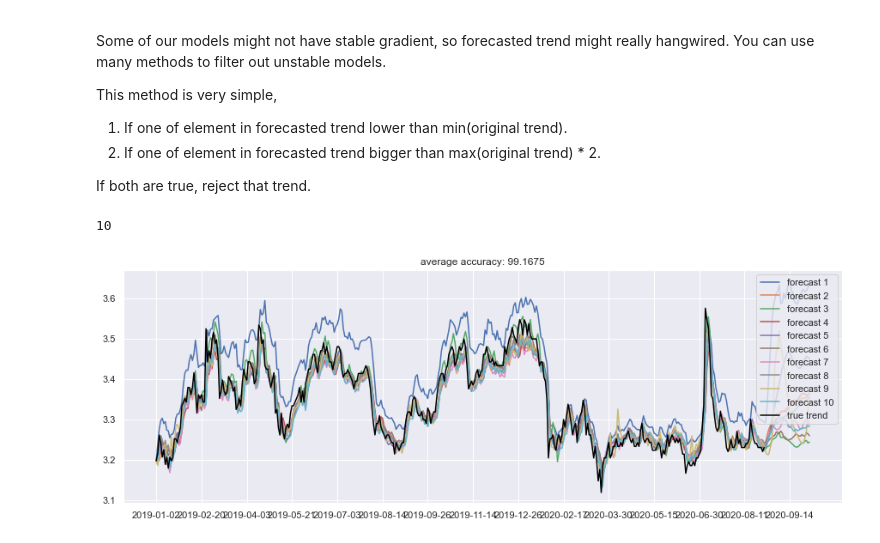
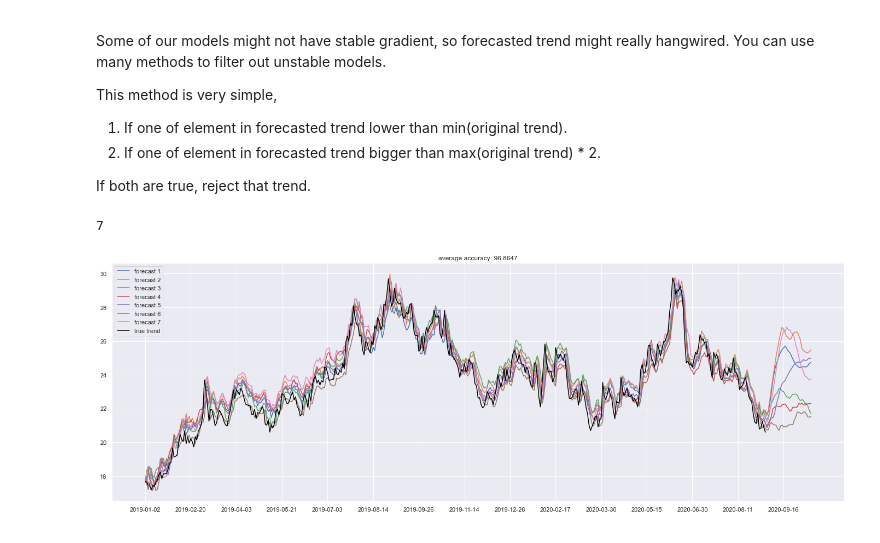
Before and after one commit to lizf1898/Stock-Prediction-Models, a Jupyter notebook: deep-learning/how-to-forecast.ipynb, the cells around one changed output. Cells and saved outputs as stored; diff of their text form; code cells hidden in the pictures.

```diff
--- a/deep-learning/how-to-forecast.ipynb
+++ b/deep-learning/how-to-forecast.ipynb
@@ -18,7 +18,7 @@ sns.set()
 tf.compat.v1.random.set_random_seed(1234)
 tf.compat.v1.disable_eager_execution()
 # %%
-df = pd.read_csv('../dataset/601288.csv')
-df.head()
+df = pd.read_csv('../dataset/002120.csv')
+df.tail(n=10)
 # %% [output]
 |  | Date | Open | High | Low | Close | Volume | Amount |
@@ -246,20 +248,20 @@ for r in results:
         accepted_results.append(r)
 len(accepted_results)
 # %% [output]
-10
+7
 # %%
 accuracies = [calculate_accuracy(df['Close'].values, r[:-test_size]) for r in accepted_results]
 
-plt.figure(figsize = (15, 5))
+plt.figure(figsize = (24, 8))
 for no, r in enumerate(accepted_results):
     plt.plot(r, label = 'forecast %d'%(no + 1))
 plt.plot(df['Close'], label = 'true trend', c = 'black')
 plt.legend()
 plt.title('average accuracy: %.4f'%(np.mean(accuracies)))
 
 x_range_future = np.arange(len(results[0]))
 plt.xticks(x_range_future[::30], date_ori[::30])
 
 plt.show()
 # %% [output]
-[figure, old version]
+[figure, new version]
```
Also changed, not shown: parts of 6 cells of this notebook, 3 other files.
